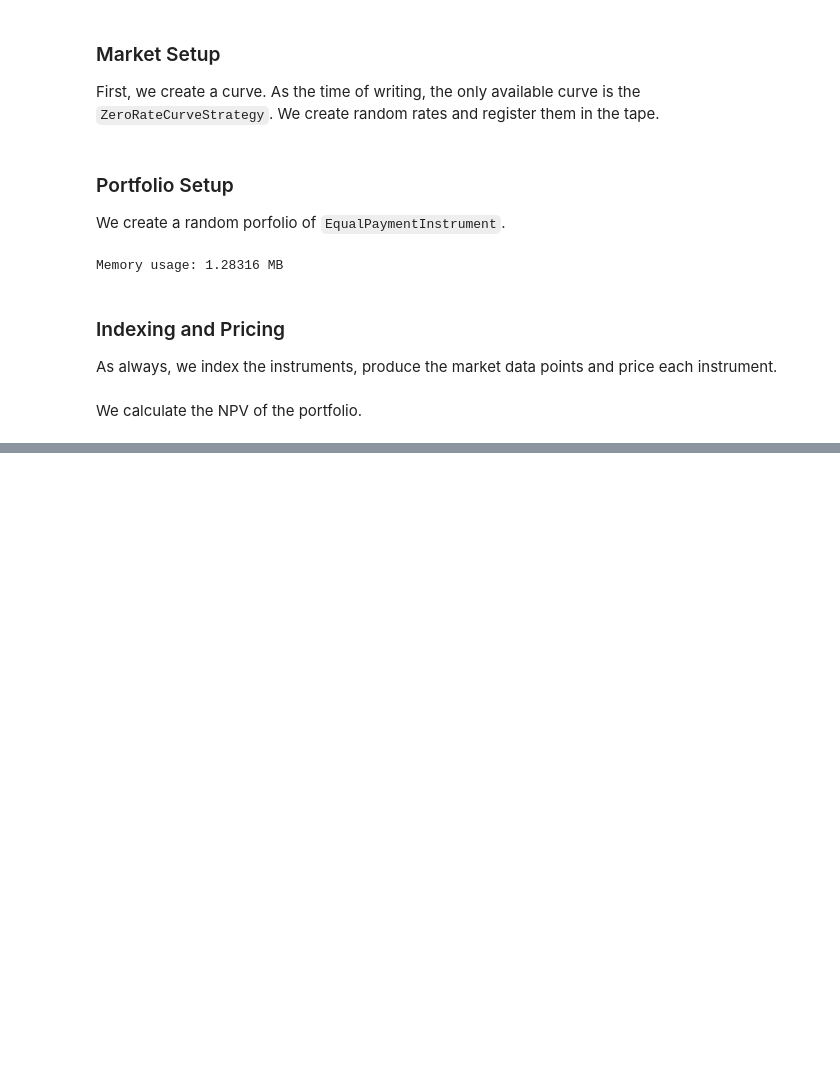
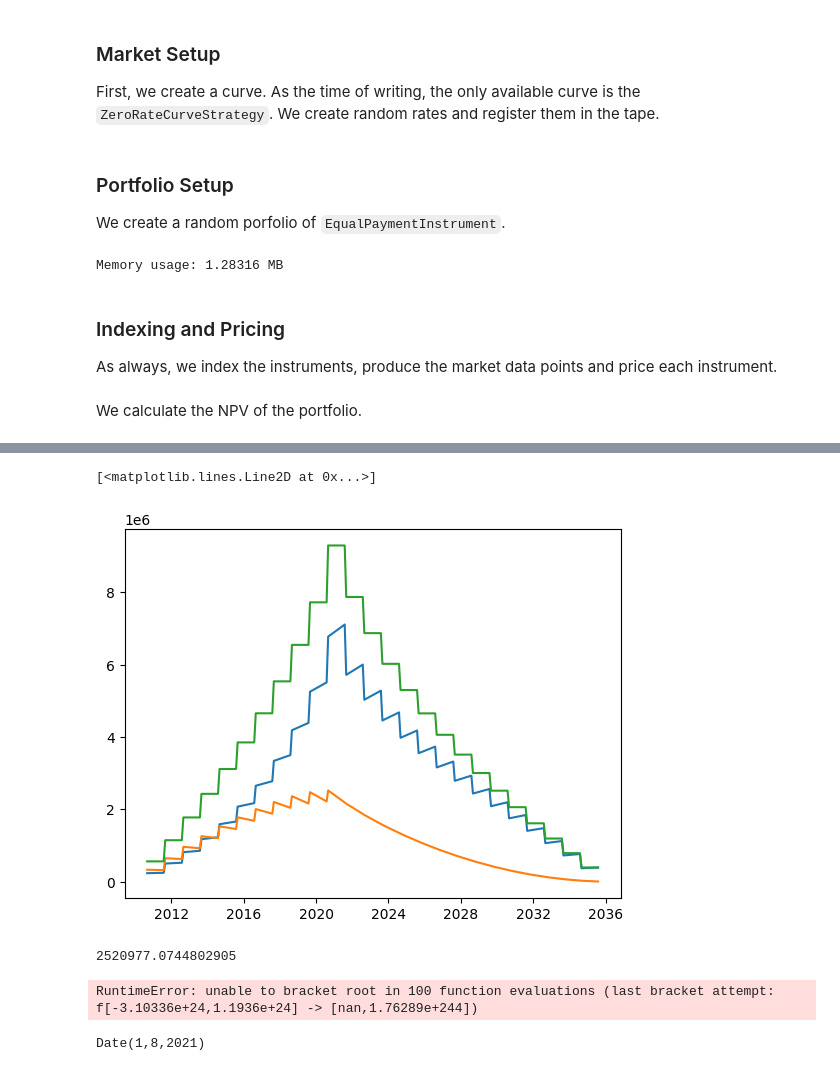
Before and after one commit to jmelo11/atlas, a Jupyter notebook: python/notebooks/mortagePortfolioExample.ipynb, the cells around one changed output, grey strips where cells are left out. Drawn from its saved outputs; the diff is of its cells as text; code cells hidden in the pictures; blank space fills up the shorter version.

```diff
--- a/python/notebooks/mortagePortfolioExample.ipynb
+++ b/python/notebooks/mortagePortfolioExample.ipynb
@@ -131,0 +108,7 @@ tape.getMemory()
+# %%
+cashflowsVisitor = Visitors.InstrumentCashflowsConstVisitor()
+for inst in instruments:
+    cashflowsVisitor.visit(inst)
+
+cashflows = pd.DataFrame(cashflowsVisitor.getResults())
+cashflows
@@ -131,0 +129,7 @@ tape.getMemory()
+# %%
+results = cashflowsVisitor.getResults()
+cashflows = cashflows.assign(date=cashflows.index.astype(str))
+cashflows = cashflows.assign(total=cashflows.sum(axis=1))
+cashflows.index = pd.to_datetime(cashflows.date)
+cashflows = cashflows.drop(columns=['date'])
+cashflows.loc['2020']
@@ -131,0 +151,14 @@ tape.getMemory()
+# %%
+plt.plot(cashflows.redemptions)
+plt.plot(cashflows.interests)
+plt.plot(cashflows.total)
+# %% [output]
+[<matplotlib.lines.Line2D at 0x...>]
+[figure, added]
+# %%
+accrualVisitor = Visitors.AccruedAmountConstVisitor(Parsers.parseDate("2020-08-01"), Parsers.parseDate("2020-09-01"))
+for inst in instruments:
+    accrualVisitor.visit(inst)
+accrualVisitor.getResults()
+# %% [output]
+2520977.0744802905
@@ -131,0 +209,11 @@ tape.getMemory()
+# %%
+machine = RollOverMachine(evalDate, Parsers.parseDate("2020-12-31"), store)
+machine.simulate(instruments)
+# %% [output]
+RuntimeError: unable to bracket root in 100 function evaluations (last bracket attempt: f[-3.10336e+24,1.1936e+24] -> [nan,1.76289e+244])
+# %%
+import QuantLib as ql
+date = ql.Date(1, 8, 2020)
+date + ql.Period(1, ql.Years)
+# %% [output]
+Date(1,8,2021)
```
Also changed, not shown: parts of 14 cells of this notebook, 4 other files.
